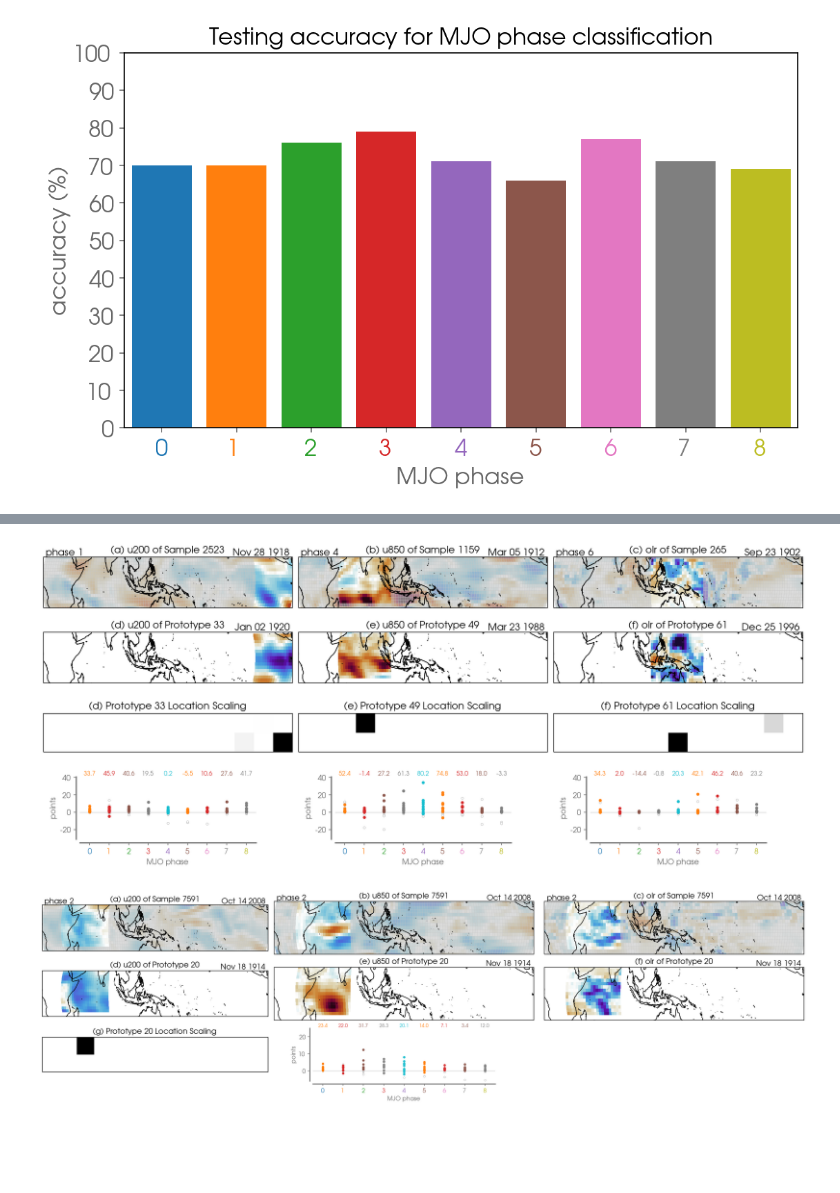
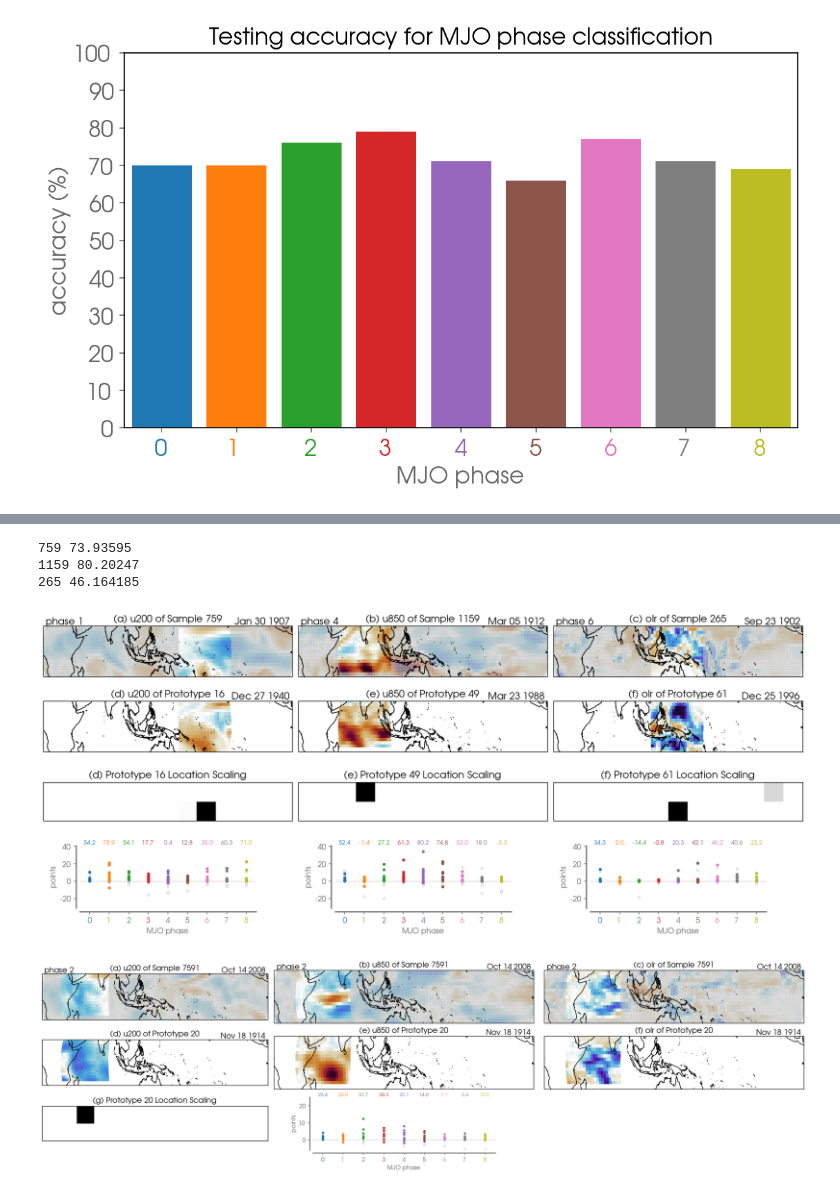
Before and after one commit to eabarnes1010/tlltt, a Jupyter notebook: _vizPrototypes.ipynb, the cells around one changed output, grey strips where cells are left out. Cells and saved outputs as stored; diff of their text form; code cells hidden in the pictures; blank space fills up the shorter version.

Commit message:
fixed error in final publication figures 7 and 8; colors did not match and phase 1 sample was not quite right

```diff
--- a/_vizPrototypes.ipynb
+++ b/_vizPrototypes.ipynb
@@ -768,11 +827,7 @@ if EXP_NAME[:3] == 'mjo':
     # phase 1 = 6758, var = 1
     # phase 4 = 1159, var = 2
     # phase 7 = 6231, var = 0
-
-#     3087, 2523
-    SAMPLES = (2523, 1159, 265) #6231
-#     SAMPLES = (2200,2200,2200) #1159, 1904
-#     SAMPLES = np.random.choice(igrab_samples,size=3)
+    SAMPLES = (759, 1159, 265) #PAPER
 
     VAR_INDEX = (1,2,0)
     SORTED_VALUE = (1,1,1)   #(1,2,1)
@@ -790,8 +845,11 @@ if EXP_NAME[:3] == 'mjo':
         points = max_similarity_score[sample,:]*w[:,y_predict_class]
         all_points = w*np.squeeze(max_similarity_score[sample,:])[:,np.newaxis]
         total_points = np.sum(all_points,axis=0)
+        print(sample,total_points[y_predict_class])
+        # continue
 
         if(np.argmax(y_predict[sample]) != y_true[sample]):
+            print('network made the wrong prediction!')
             continue
 
         #-------------------------------
@@ -874,6 +932,7 @@ if EXP_NAME[:3] == 'mjo':
 
         #-------------------------------
         # PLOT THE POINTS
+        colors = plt.rcParams['axes.prop_cycle'].by_key()['color']
         ax = fig.add_subplot(spec[3,base_col+1:base_col+grid_per_col-1])
         plt.axhline(y=0,color='.75',linewidth=.5)
         for phase in np.arange(0,9):
@@ -881,6 +940,8 @@ if EXP_NAME[:3] == 'mjo':
             i = np.where(proto_class_mask[:,phase]==0)[0]
             plt.plot(np.ones(len(i))*phase,all_points[i,phase],
                      marker='o',
+                     linestyle='None',
+                     color=colors[phase],
                      markeredgecolor='.5',
                      markerfacecolor='w',
                      markersize=3,
@@ -895,35 +956,38 @@ if EXP_NAME[:3] == 'mjo':
                      str(np.round(total_points[phase],1)),
                      verticalalignment='bottom',
                      horizontalalignment='center',
                      color=clr,
                      fontsize=8,
         #              weight='bold',
         #              transform=ax.transAxes,
                     )
         plt.yticks((-20,0,20,40),('-20','0','20','40'))
         plt.ylim(-31,41)
         plt.xlim(-.5, 8.5)
         plt.xticks(np.arange(0,9),np.arange(0,9))
         plt.xlabel('MJO phase')
         plt.ylabel('points')
         adjust_spines(ax, ['left', 'bottom'])
         ax.spines['top'].set_color('none')
         ax.spines['right'].set_color('none')
         ax.spines['left'].set_color('dimgrey')
         ax.spines['bottom'].set_color('dimgrey')
         ax.spines['left'].set_linewidth(1.5)
         ax.spines['bottom'].set_linewidth(1.5)
-        colors = plt.rcParams['axes.prop_cycle'].by_key()['color']
+        # colors = plt.rcParams['axes.prop_cycle'].by_key()['color']
         [t.set_color(i) for (i,t) in
          zip(colors,ax.xaxis.get_ticklabels())]
 
 
     # plt.close()
 #     plt.tight_layout()
     plt.savefig((vizualization_dir + EXP_NAME + '_3samples_prototypes.png'), bbox_inches='tight', dpi=dpiFig)
     plt.show()
 # %% [output]
+759 73.93595
+1159 80.20247
+265 46.164185
-[figure, old version]
+[figure, new version]
 # %%
 # One sample, all variables - whatever prototype of interest
 if EXP_NAME[:3] == 'mjo':
@@ -1043,6 +1107,7 @@ if EXP_NAME[:3] == 'mjo':
 
             #-------------------------------
             # PLOT THE POINTS
+            colors = plt.rcParams['axes.prop_cycle'].by_key()['color']
             if(var_index==2):
                 ax = fig.add_subplot(spec[2,base_col+1:base_col+grid_per_col-1])
                 plt.axhline(y=0,color='.75',linewidth=.5)
@@ -1056,6 +1121,8 @@ if EXP_NAME[:3] == 'mjo':
                              markerfacecolor='w',
                              markersize=3,
                              markeredgewidth=.25,
+                             linestyle='None',
+                             color=colors[phase],
                             )
 
                     i = np.where(proto_class_mask[:,phase]==1)[0]
@@ -1084,7 +1151,7 @@ if EXP_NAME[:3] == 'mjo':
                 ax.spines['bottom'].set_color('dimgrey')
                 ax.spines['left'].set_linewidth(1.5)
                 ax.spines['bottom'].set_linewidth(1.5)
-                colors = plt.rcParams['axes.prop_cycle'].by_key()['color']
+                # colors = plt.rcParams['axes.prop_cycle'].by_key()['color']
                 [t.set_color(i) for (i,t) in
                  zip(colors,ax.xaxis.get_ticklabels())]
 
@@ -1093,7 +1160,7 @@ if EXP_NAME[:3] == 'mjo':
     plt.savefig((vizualization_dir + EXP_NAME + '_sample' + str(sample) +'_vars_allprototypes_sorted' + str(sorted_index) + '.png'), bbox_inches='tight', dpi=dpiFig)
     plt.show()
 # %% [output]
-[figure, old version]
+[figure, new version]
 # %%
 # All prototypes for each phase
 
```
Also changed, not shown: parts of 10 cells of this notebook, 3 other files.
